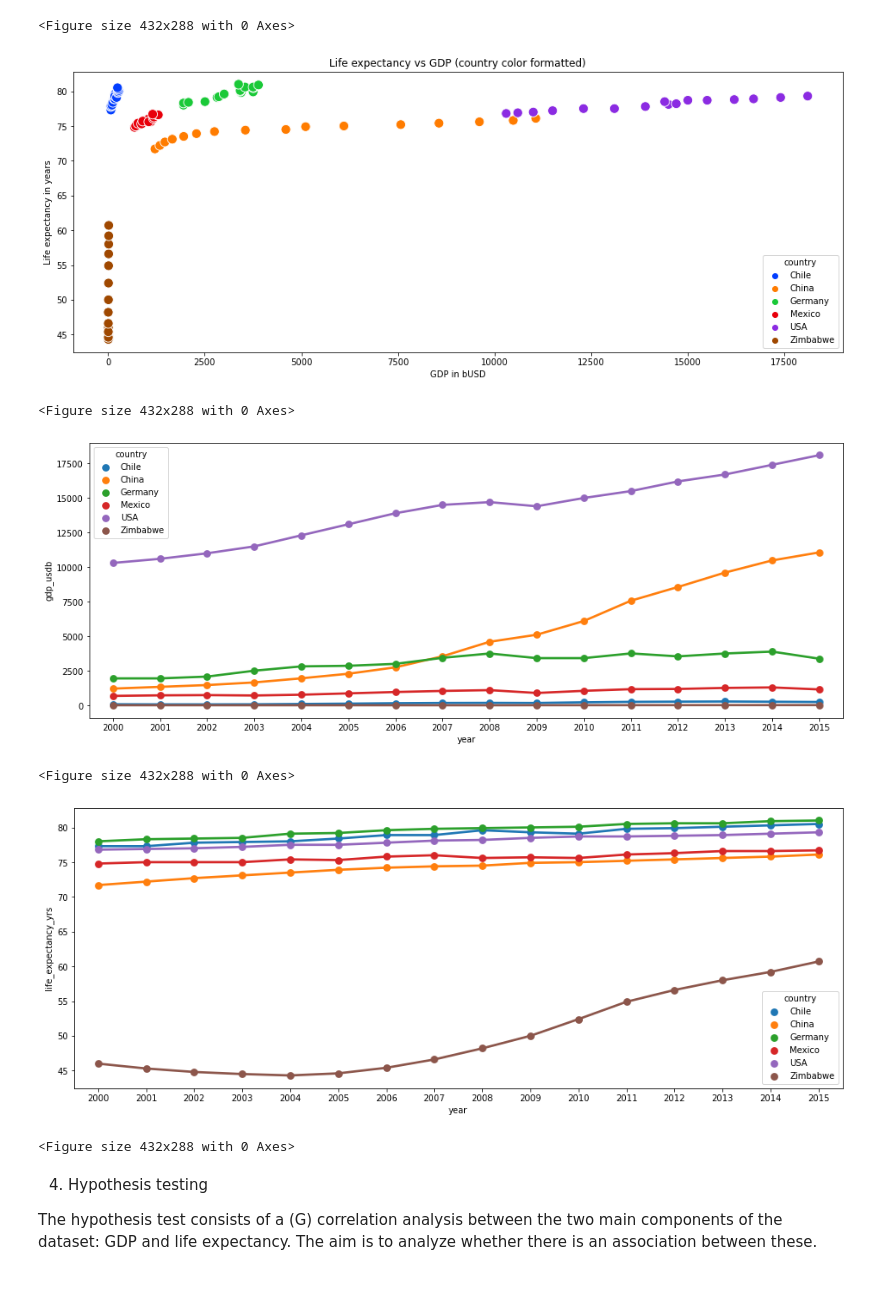
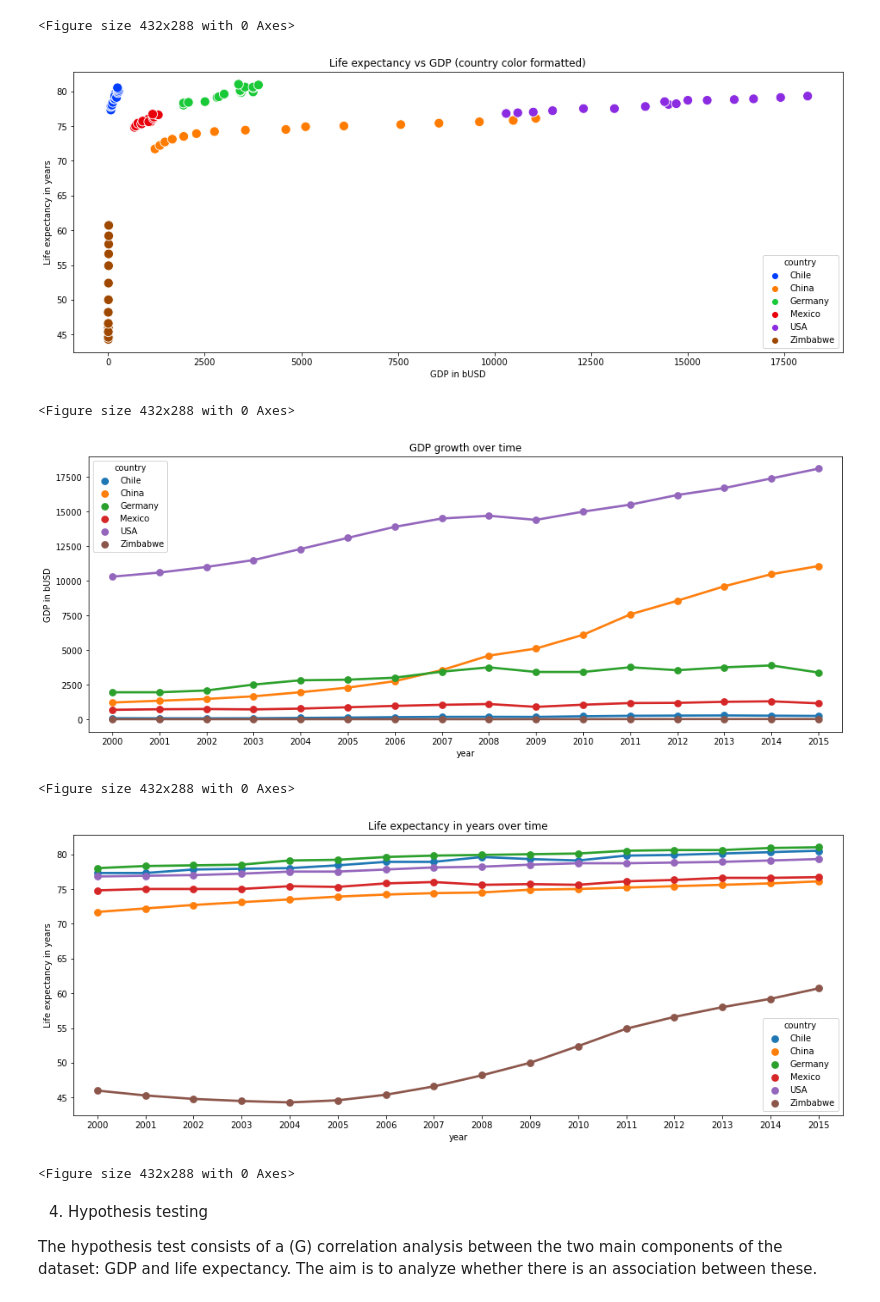
Before and after one commit to albertbanke/LifeExpectancyandGDP, a Jupyter notebook: life_expectancy_gdp.ipynb, the cells around one changed output. Cells and saved outputs as stored; diff of their text form; code cells hidden in the pictures.

```diff
--- a/life_expectancy_gdp.ipynb
+++ b/life_expectancy_gdp.ipynb
@@ -231,36 +231,44 @@ plt.figure(figsize = [16, 6])
 ax4 = sns.scatterplot(data = df, x = 'gdp_usdb', y = 'life_expectancy_yrs', hue = 'country', palette= 'bright', s = 125)
 
 plt.title('Life expectancy vs GDP (country color formatted)')
 plt.xlabel('GDP in bUSD')
 plt.ylabel('Life expectancy in years')
 
 plt.show()
 plt.clf()
 
 # Plotting pointplots to show the changes in the variables over time
 plt.figure(figsize = [16, 6])
 ax5 = sns.pointplot(data = df, x = 'year', y = 'gdp_usdb', hue = 'country')
 
+plt.title('GDP growth over time')
+plt.ylabel('GDP in bUSD')
+
+
 plt.show()
 plt.clf()
 
 plt.figure(figsize = [16, 6])
 ax6 = sns.pointplot(data = df, x = 'year', y = 'life_expectancy_yrs', hue = 'country')
+
+plt.title('Life expectancy in years over time')
+plt.ylabel('Life expectancy in years')
+
 
 plt.show()
 plt.clf()
 
 
 # Interpretation: The first graph shows how the association between GDP and life expectancy is relatively linear.
 # The second graph, the pointplot show how GDP has increased over time, but its harder to distinct for Zimbabwe and Chile.
 # Meanwhile, China has tripled its GDP in the same period. USA has increased its GDP in the same period as well.
 # Finally, the third graph show how Zimbabwe has increased its life expectancy with almost 20 years during the same period
 # %% [output]
 [figure]
 <Figure size 432x288 with 0 Axes>
-[figure, old version]
+[figure, new version]
 <Figure size 432x288 with 0 Axes>
-[figure, old version]
+[figure, new version]
 <Figure size 432x288 with 0 Axes>
 # %% [markdown]
 4. Hypothesis testing
```
Also changed, not shown: parts of 1 cell of this notebook.
